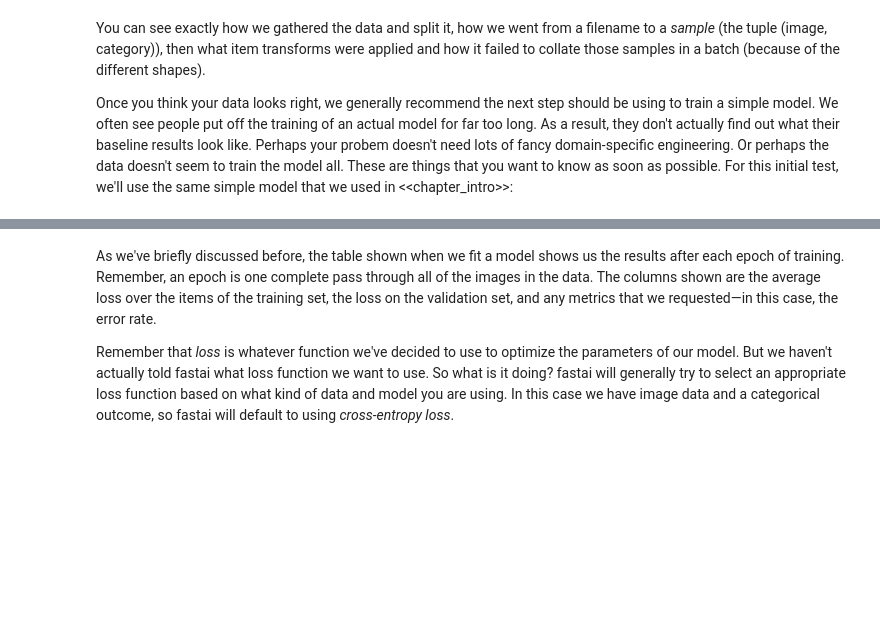
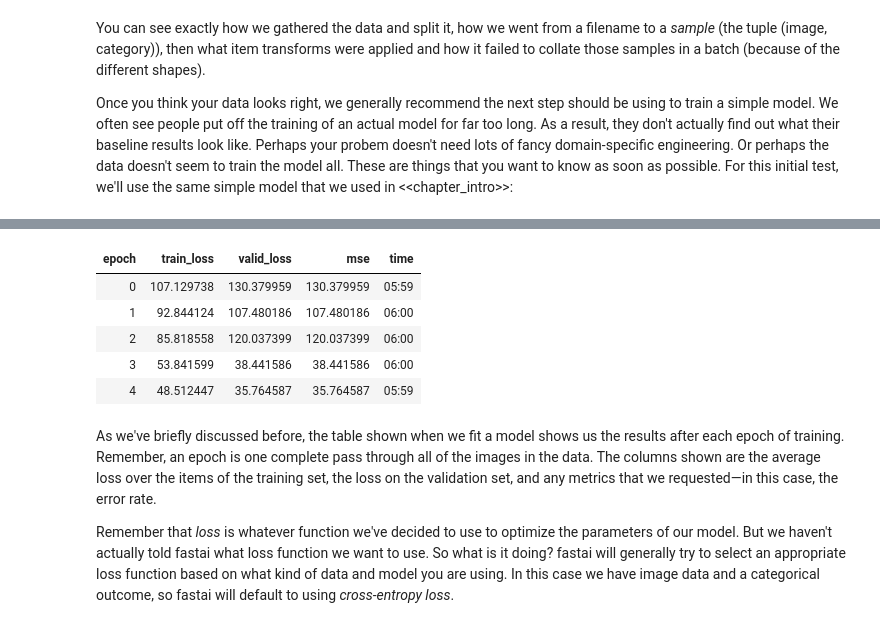
Before and after one commit to jvanelteren/age_prediction, a Jupyter notebook: age_prediction.ipynb, the cells around one changed output, grey strips where cells are left out. Cells and saved outputs as stored; diff of their text form; code cells hidden in the pictures; blank space fills up the shorter version.

```diff
--- a/age_prediction.ipynb
+++ b/age_prediction.ipynb
@@ -250,0 +252,4 @@ learn.fine_tune(3)
+# %%
+learn = cnn_learner(dls, resnet34, metrics=mse)
+learn.fine_tune(5,0.05)
+# %% [output]
@@ -251,3 +257,9 @@ learn.fine_tune(3)
+| epoch | train_loss | valid_loss | mse | time |
+| 0 | 107.129738 | 130.379959 | 130.379959 | 05:59 |
+| 1 | 92.844124 | 107.480186 | 107.480186 | 06:00 |
+| 2 | 85.818558 | 120.037399 | 120.037399 | 06:00 |
+| 3 | 53.841599 | 38.441586 | 38.441586 | 06:00 |
+| 4 | 48.512447 | 35.764587 | 35.764587 | 05:59 |
 # %% [markdown]
 As we've briefly discussed before, the table shown when we fit a model shows us the results after each epoch of training. Remember, an epoch is one complete pass through all of the images in the data. The columns shown are the average loss over the items of the training set, the loss on the validation set, and any metrics that we requested—in this case, the error rate.
 
```
Also changed, not shown: parts of 7 cells of this notebook, 2 other files.
